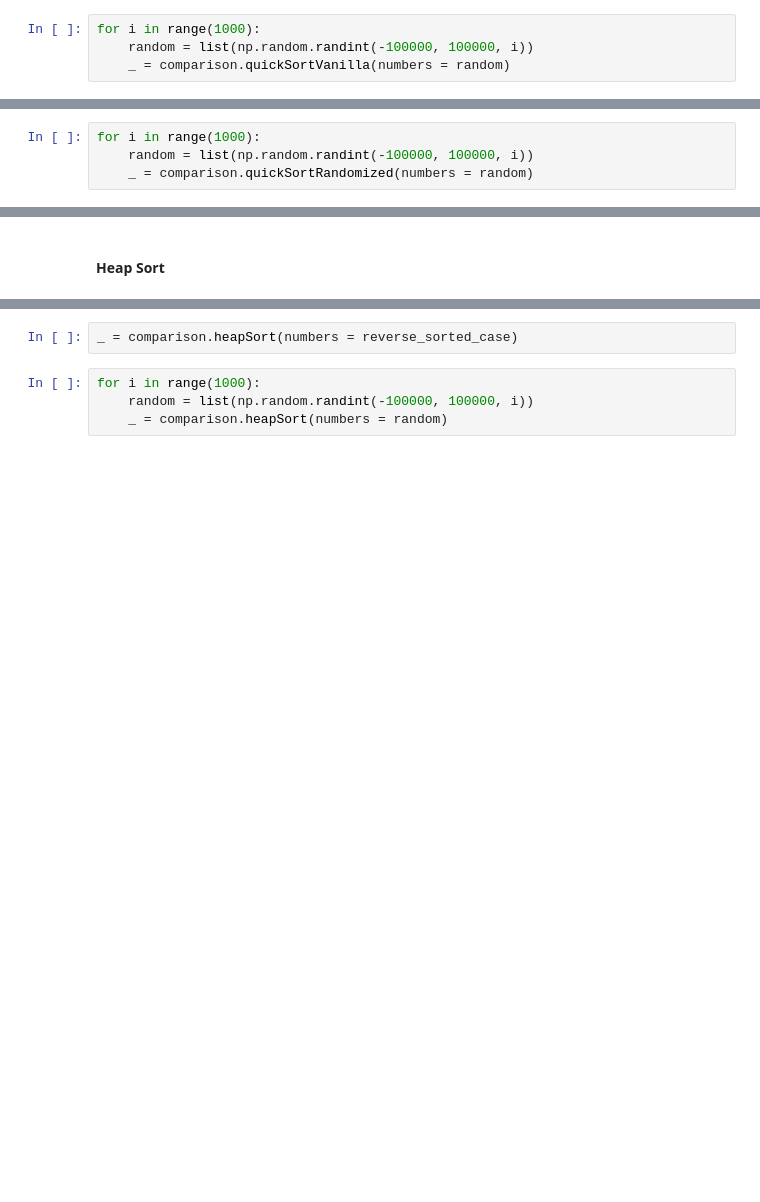
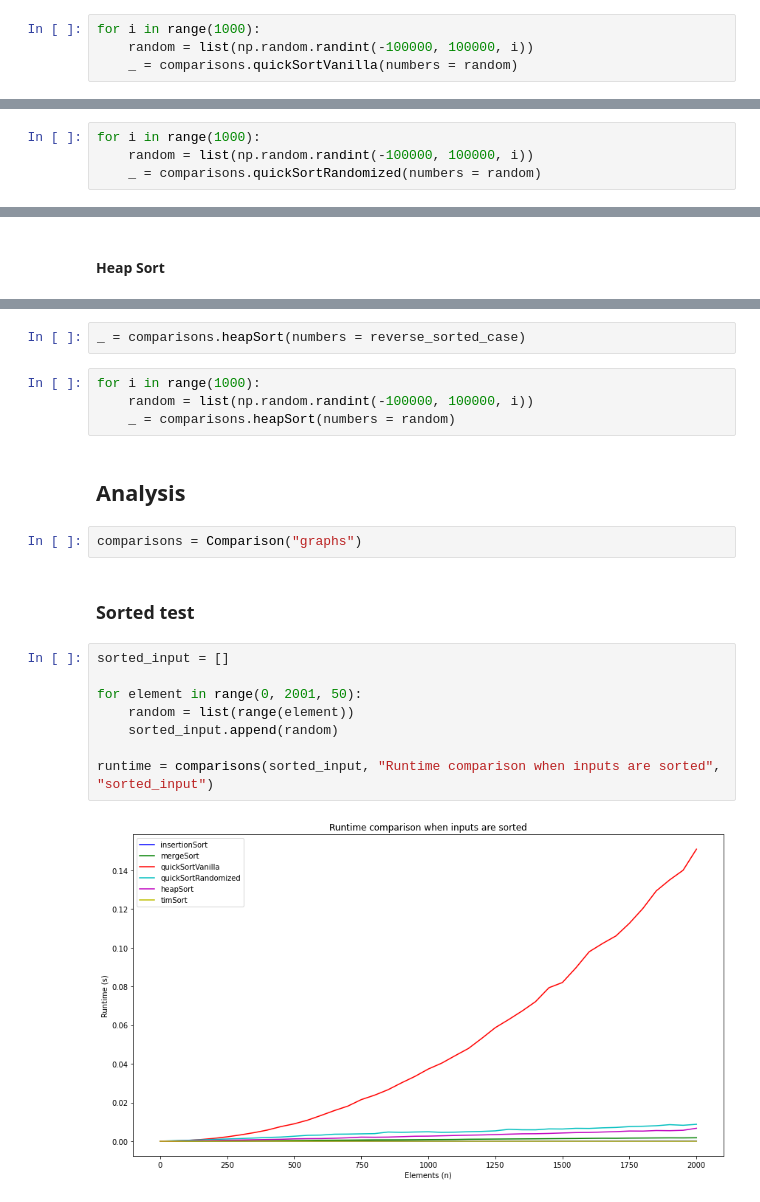
Before and after one commit to nickbar01234/sorting-algorithms, a Jupyter notebook: sorting.ipynb, the cells around one changed output, grey strips where cells are left out. Saved outputs shown, nothing was run; the diff lists cells and outputs as text; blank space fills up the shorter version.

```diff
--- a/sorting.ipynb
+++ b/sorting.ipynb
@@ -43,7 +45,7 @@ _ = comparison.quickSortVanilla(numbers = reverse_sorted_case)
 # %%
 for i in range(1000):
     random = list(np.random.randint(-100000, 100000, i))
-    _ = comparison.quickSortVanilla(numbers = random)
+    _ = comparisons.quickSortVanilla(numbers = random)
 # %% [markdown]
 #### Randomized
 # %%
@@ -53,7 +55,7 @@ _ = comparison.quickSortRandomized(numbers = reverse_sorted_case)
 # %%
 for i in range(1000):
     random = list(np.random.randint(-100000, 100000, i))
-    _ = comparison.quickSortRandomized(numbers = random)
+    _ = comparisons.quickSortRandomized(numbers = random)
 # %% [markdown]
 ### Heap
 # %% [markdown]
@@ -75,6 +77,22 @@ _ = comparison.heapSort(numbers = sorted_case)
 # %%
-_ = comparison.heapSort(numbers = reverse_sorted_case)
+_ = comparisons.heapSort(numbers = reverse_sorted_case)
 # %%
 for i in range(1000):
     random = list(np.random.randint(-100000, 100000, i))
-    _ = comparison.heapSort(numbers = random)
+    _ = comparisons.heapSort(numbers = random)
+# %% [markdown]
+## Analysis
+# %%
+comparisons = Comparison("graphs")
+# %% [markdown]
+### Sorted test
+# %%
+sorted_input = []
+
+for element in range(0, 2001, 50):
+    random = list(range(element))
+    sorted_input.append(random)
+
+runtime = comparisons(sorted_input, "Runtime comparison when inputs are sorted", "sorted_input")
+# %% [output]
+[figure, added]
```
Also changed, not shown: parts of 33 cells of this notebook, 15 other files.
